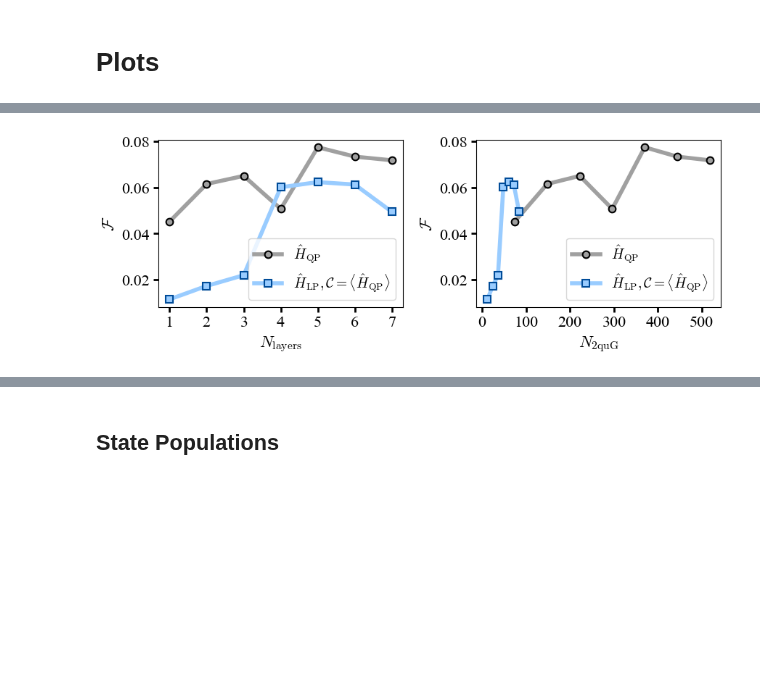
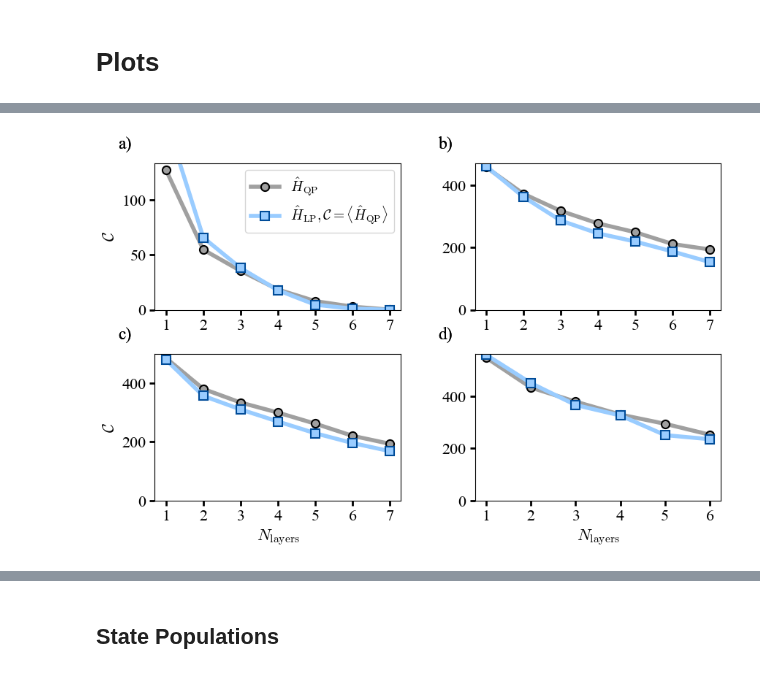
Before and after one commit to fpllcr/master-thesis, a Jupyter notebook: qaoa_factorization/notebooks/paper_plots.ipynb, the cells around one changed output, grey strips where cells are left out. Drawn from its saved outputs; the diff is of its cells as text; code cells hidden in the pictures; blank space fills up the shorter version.

Commit message:
Add new experiment setups

```diff
--- a/qaoa_factorization/notebooks/paper_plots.ipynb
+++ b/qaoa_factorization/notebooks/paper_plots.ipynb
@@ -104,7 +117,7 @@ AxisMinorParameters = 'width=1.2, length=4'
 
 #Lines
 linewidth = 4
-markersize = 7
+markersize = 8
 markeredgewidth=1.5
 Labels_FontSize = 16
 Box_width = 2
@@ -139,6 +152,4 @@ DataPoints = ["ms=DataPointSize, linewidth=0,markevery=8"]
 csfont = {'fontname':'Times New Roman'}
 
 legend_font = font_manager.FontProperties(math_fontfamily='cm', size=14)
-# %%
-N = 33
 # %% [markdown]
@@ -145,0 +157,3 @@ N = 33
+# %%
+Ns = [21, 33, 35, 39]
+save_plots = True
@@ -146,58 +162,56 @@ N = 33
 # %%
-df = experiments_df[experiments_df['number'] == N].sort_values(by=['setup', 'layers']).reset_index()
-num_qubits = df.loc[0,'num_qubits']
+n_rows = int(len(Ns) / 2)
 
-layers = df['layers'].unique()
+fig, axs = plt.subplots(n_rows, 2, figsize=(10,3*n_rows))
+fig.subplots_adjust(hspace=0.3, wspace=0.3)
+axs = axs.flatten()
 
-fig, axs = plt.subplots(1, 2, figsize=(10,3))
-fig.subplots_adjust(hspace=0.5, wspace=0.3)
+for i, N in enumerate(Ns):
+    df = experiments_df[experiments_df['number'] == N].sort_values(by=['setup', 'layers']).reset_index()
+    num_qubits = df.loc[0,'num_qubits']
 
+    for j, setup in enumerate(['standard', 'linear_quadratic']):
+        df_s = df[df['setup']==setup].copy()
 
-for i, setup in enumerate(['standard', 'linear_quadratic']): #, 'linear_abs']):
-    df_s = df[df['setup']==setup].copy()
+        if setup=='standard':
+            label = r"$\hat{H}_{\mathrm{QP}}$"
+        elif setup=='linear_quadratic':
+            label = r"$\hat{H}_{\mathrm{LP}}, \mathcal{C}=\langle \hat{H}_{\mathrm{QP}} \rangle$"
+        else:
+            label = r"$\hat{H}_{\mathrm{LP}}, \mathcal{C}=\langle \hat{H}_{\mathrm{abs}} \rangle$"
 
-    if setup=='standard':
-        label = r"$\hat{H}_{\mathrm{QP}}$"
-    elif setup=='linear_quadratic':
-        label = r"$\hat{H}_{\mathrm{LP}}, \mathcal{C}=\langle \hat{H}_{\mathrm{QP}} \rangle$"
-    else:
-         label = r"$\hat{H}_{\mathrm{LP}}, \mathcal{C}=\langle \hat{H}_{\mathrm{QP}} \rangle$"
+        axs[i].plot(
+            'layers', 'cost_median', data=df_s, label=label,
+            linewidth=linewidth, markersize=markersize, marker=Markers[j], color=Colors[j][1],
+            mec=Colors[j][0], mfc=Colors[j][1], markeredgewidth=markeredgewidth)
 
-    axs[0].plot(
-        'layers', 'fidelity_median', data=df_s, label=label,
-        linewidth=linewidth, markersize=markersize, marker=Markers[i], color=Colors[i][1],
-        mec=Colors[i][0], mfc=Colors[i][1], markeredgewidth=markeredgewidth)
+        axs[i].set_ylim(0)
 
-    axs[1].plot(
-        'num_2qub_gates_max', 'fidelity_median', data=df_s, label=label,
-        linewidth=linewidth, markersize=markersize, marker=Markers[i], color=Colors[i][1],
-        mec=Colors[i][0], mfc=Colors[i][1], markeredgewidth=markeredgewidth)
+        axs[i].text(-0.15, 1.1, f'{string.ascii_lowercase[i]})', transform=axs[i].transAxes, fontsize=Labels_FontSize+1, **csfont)
 
+    if i%2==0:
+        axs[i].set_ylabel(r"$\mathcal{C}$", fontsize = Labels_FontSize, math_fontfamily='cm', **csfont)
+    if i >= len(Ns)-2:
+        axs[i].set_xlabel(r"$N_\mathrm{layers}$", fontsize = Labels_FontSize, math_fontfamily='cm', **csfont)
 
-axs[0].set_ylabel(r"$\mathcal{F}$", fontsize = Labels_FontSize, math_fontfamily='cm', **csfont)
-axs[0].set_xlabel(r"$N_\mathrm{layers}$", fontsize = Labels_FontSize, math_fontfamily='cm', **csfont)
+    axs[i].set_ylim(0)
+    axs[i].xaxis.set_major_locator(MultipleLocator(1))
 
-axs[1].set_ylabel(r"$\mathcal{F}$", fontsize = Labels_FontSize, math_fontfamily='cm', **csfont)
-axs[1].set_xlabel(r"$N_\mathrm{2quG}$", fontsize = Labels_FontSize, math_fontfamily='cm', **csfont);
-
-for ax in axs:
-    labels = (ax.get_xticklabels() + ax.get_yticklabels())
+    labels = (axs[i].get_xticklabels() + axs[i].get_yticklabels())
     for label in labels:
         label.set_fontname('Times New Roman')
 
-    ax.legend(prop=legend_font, loc='best')
-    ax.xaxis.set_tick_params(width=Box_width, length=5, labelsize=Labels_FontSize)
-    ax.yaxis.set_tick_params(width=Box_width, length=5, labelsize = Labels_FontSize)
-    ax.tick_params(axis='y', which='minor', width = Box_width, length=4)
-    ax.tick_params(axis='x', which='minor', width = Box_width, length=4)
-    # ax.yaxis.set_major_locator(MultipleLocator(0.02))
-    # ax.xaxis.set_minor_formatter('{x:.0f}')
-    # ax.yaxis.set_major_formatter('{x:.1f}')
+    axs[i].xaxis.set_tick_params(width=Box_width, length=5, labelsize=Labels_FontSize)
+    axs[i].yaxis.set_tick_params(width=Box_width, length=5, labelsize = Labels_FontSize)
+    axs[i].tick_params(axis='y', which='minor', width = Box_width, length=4)
+    axs[i].tick_params(axis='x', which='minor', width = Box_width, length=4)
 
-axs[0].xaxis.set_major_locator(MultipleLocator(1))
-axs[1].xaxis.set_major_locator(MultipleLocator(100))
+axs[0].legend(prop=legend_font, loc='best')
 
-#plt.savefig(f'plots/Fidelity_N={N}.pdf', bbox_inches='tight')
+if save_plots:
+    N_str = [str(x) for x in Ns]
+    fig_name = f'plots/Cost_Layers_N={"-".join(N_str)}.pdf'
+    plt.savefig(fig_name, bbox_inches='tight')
 # %% [output]
-[figure, old version]
+[figure, new version]
 # %% [markdown]
```
Also changed, not shown: parts of 17 cells of this notebook, 45 other files.
